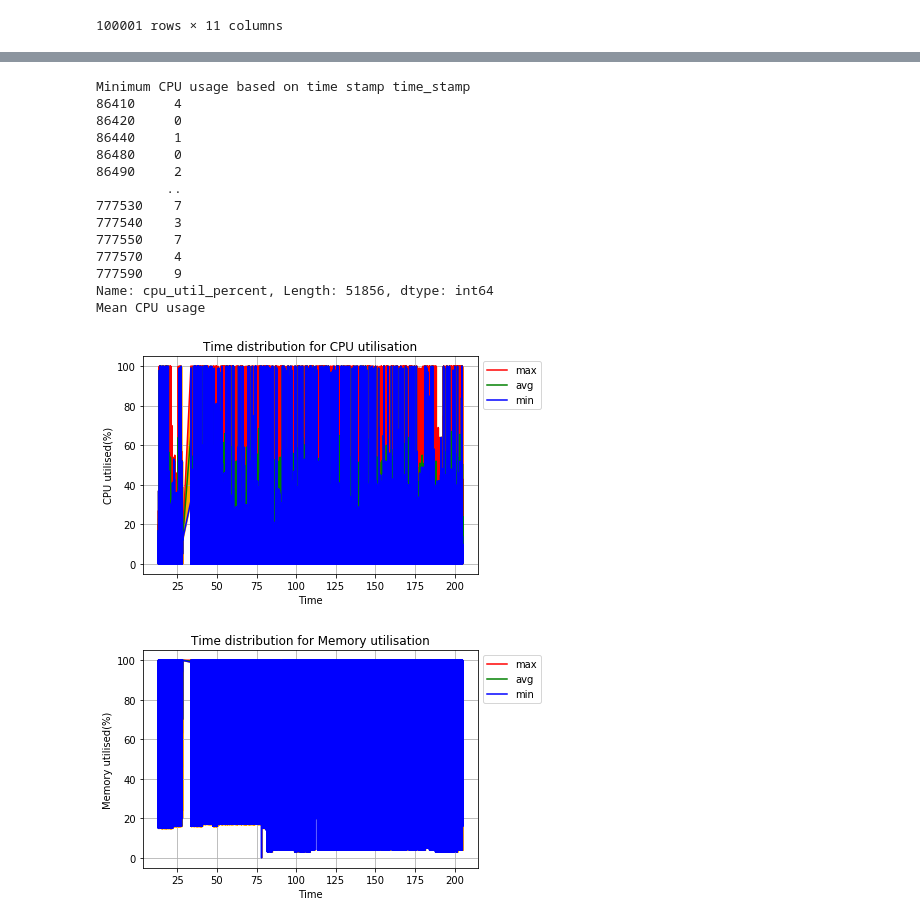
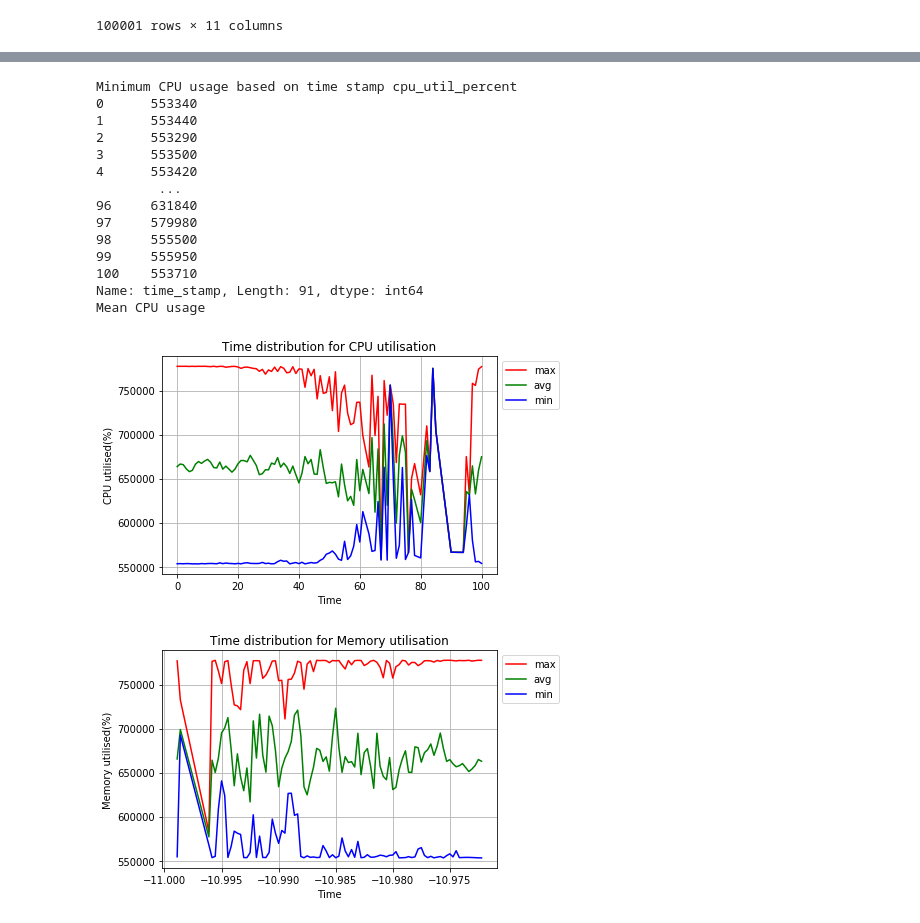
Before and after one commit to jalpa015/RL_Resource_Allocation, a Jupyter notebook: Data Analysis.ipynb, the cells around one changed output, grey strips where cells are left out. Cells and saved outputs as stored; diff of their text form; code cells hidden in the pictures.

```diff
--- a/Data Analysis.ipynb
+++ b/Data Analysis.ipynb
@@ -26,3 +26,6 @@ df
 | 99999 | c_10097 | m_1596 | 731960 | 4 | 99 | 1.65 | 0.00 | 1.0 | 0.1 | 0.12 | ... |
 | 100000 | c_10097 | m_1596 | 732570 | 4 | 100 | 2.02 | 0.00 | 3.0 | 0.1 | 0.12 | ... |
 100001 rows × 11 columns
+# %%
+df=df.dropna()
+df
@@ -29,63 +46,59 @@ df
 # %%
 df.columns = container_usage_column_name
-grp = df[['time_stamp', 'container_id', 'cpu_util_percent']].groupby('time_stamp')
+grp = df[['time_stamp', 'container_id', 'cpu_util_percent']].groupby('cpu_util_percent')
 mean_grp = grp.mean()
 max_grp = grp.max()
 min_grp = grp.min()
-mean_cpu_usage_by_timestamp = mean_grp['cpu_util_percent']
-max_cpu_usage_by_timestamp = max_grp['cpu_util_percent']
-min_cpu_usage_by_timestamp = min_grp['cpu_util_percent']
+mean_cpu_usage_by_timestamp = mean_grp['time_stamp']
+max_cpu_usage_by_timestamp = max_grp['time_stamp']
+min_cpu_usage_by_timestamp = min_grp['time_stamp']
 # %%
 print("Minimum CPU usage based on time stamp", min_cpu_usage_by_timestamp)
 
 print("Mean CPU usage")
 # %% [output]
-Minimum CPU usage based on time stamp time_stamp
-86410     4
-86420     0
-86440     1
-86480     0
-86490     2
-         ..
-777530    7
-777540    3
-777550    7
-777570    4
-777590    9
-Name: cpu_util_percent, Length: 51856, dtype: int64
+Minimum CPU usage based on time stamp cpu_util_percent
+0      553340
+1      553440
+2      553290
+3      553500
+4      553420
+        ...
+96     631840
+97     579980
+98     555500
+99     555950
+100    553710
+Name: time_stamp, Length: 91, dtype: int64
 Mean CPU usage
 # %%
-index = (max_grp.index - 39600) / 3600
+index = max_grp.index
 plt.plot(index, max_cpu_usage_by_timestamp, 'r', label='max')
 plt.plot(index, mean_cpu_usage_by_timestamp, 'green', label='avg')
 plt.plot(index, min_cpu_usage_by_timestamp, 'b', label='min')
-
-plt.fill_between(index, max_cpu_usage_by_timestamp, min_cpu_usage_by_timestamp, color='orange')
 
 plt.legend(bbox_to_anchor=[1, 1])
 plt.title('Time distribution for CPU utilisation')
 plt.xlabel('Time')
 plt.ylabel('CPU utilised(%)')
 plt.grid()
 plt.show()
 # %% [output]
-[figure, old version]
+[figure, new version]
 # %%
 #Group By Machine
 # %%
-grp_machine = df[['time_stamp', 'container_id', 'mem_util_percent']].groupby('time_stamp')
+grp_machine = df[['time_stamp', 'container_id', 'mem_util_percent']].groupby('mem_util_percent')
 mean_grp_machine = grp_machine.mean()
 max_grp_machine = grp_machine.max()
 min_grp_machine = grp_machine.min()
-mean_machine_usage_by_timestamp = mean_grp_machine['mem_util_percent']
-max_machine_usage_by_timestamp = max_grp_machine['mem_util_percent']
-min_machine_usage_by_timestamp = min_grp_machine['mem_util_percent']
+mean_machine_usage_by_timestamp = mean_grp_machine['time_stamp']
+max_machine_usage_by_timestamp = max_grp_machine['time_stamp']
+min_machine_usage_by_timestamp = min_grp_machine['time_stamp']
 index = (max_grp_machine.index - 39600) / 3600
 plt.plot(index, max_machine_usage_by_timestamp, 'r', label='max')
 plt.plot(index, mean_machine_usage_by_timestamp, 'green', label='avg')
 plt.plot(index, min_machine_usage_by_timestamp, 'b', label='min')
-
-plt.fill_between(index, max_machine_usage_by_timestamp, min_machine_usage_by_timestamp, color='orange')
 
 plt.legend(bbox_to_anchor=[1, 1])
 plt.title('Time distribution for Memory utilisation')
@@ -94,7 +107,7 @@ plt.ylabel('Memory utilised(%)')
 plt.grid()
 plt.show()
 # %% [output]
-[figure, old version]
+[figure, new version]
 # %%
 batch_instance_column_name = ['instance_name', 'task_name', 'job_name', 'task_type', 'status', 'start_time',
                               'end_time', 'machine_id', 'seq_no', 'total_seq_no', 'cpu_avg', 'cpu_max', 'mem_avg', 'mem_max']
```
Also changed, not shown: parts of 15 cells of this notebook, 3 other files.
